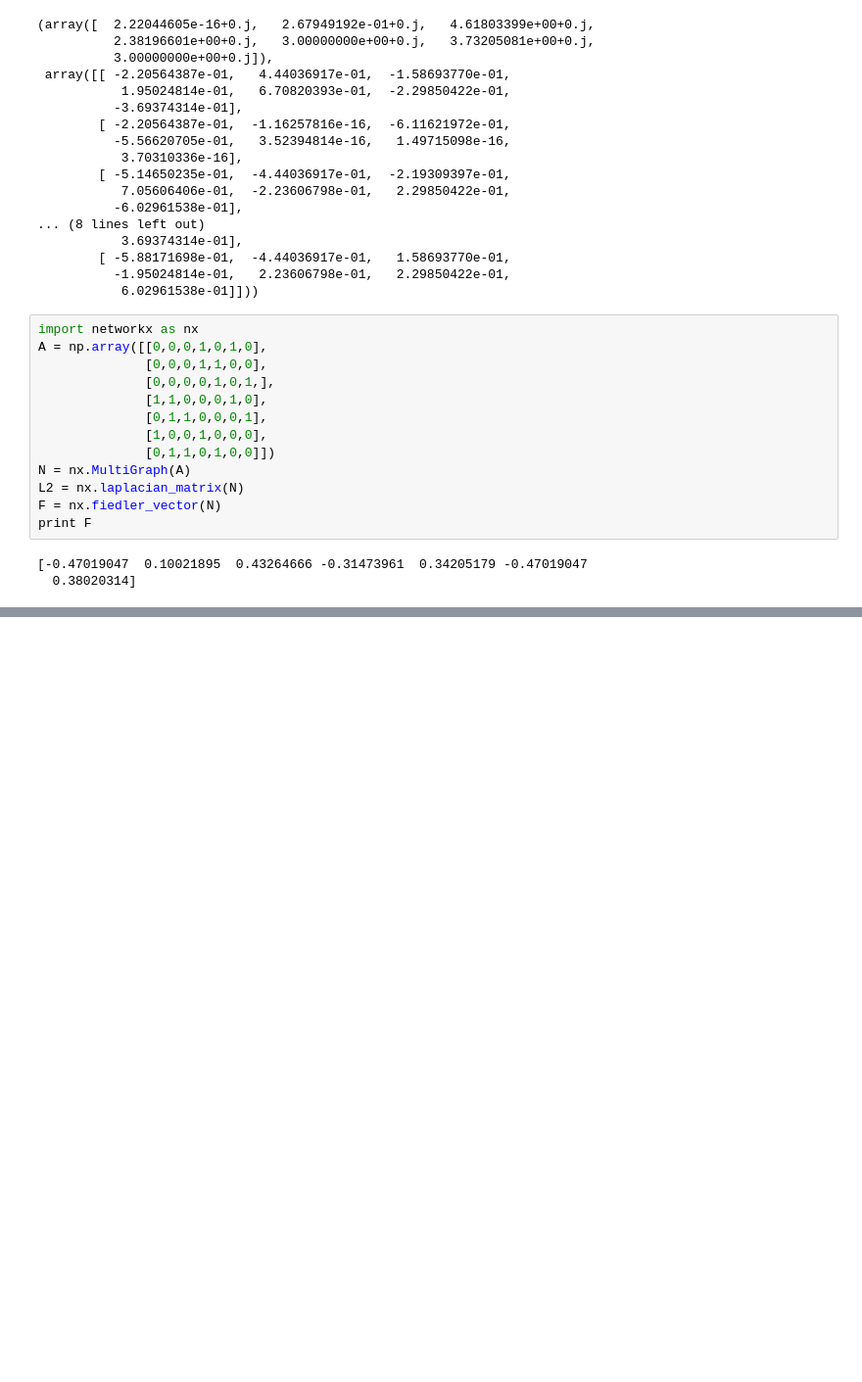
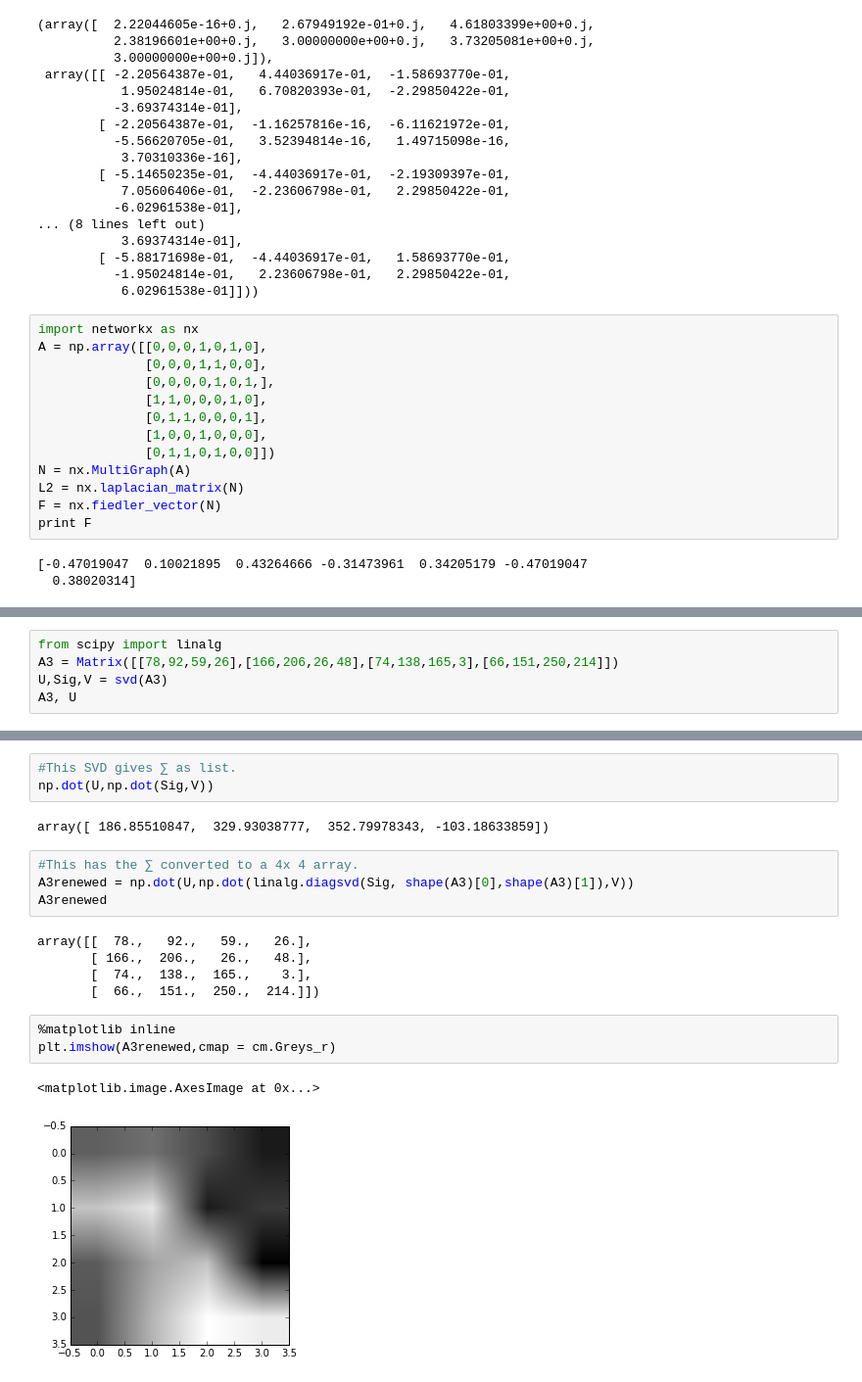
Before and after one commit to hillbs/Differential-Equations-and-Linear-Algebra, a Jupyter notebook: D003x.2 Linear Algebra.ipynb, the cells around one changed output, grey strips where cells are left out. Shown at 98% size. Cells and saved outputs as stored; diff of their text form; blank space fills up the shorter version.

```diff
--- a/D003x.2 Linear Algebra.ipynb
+++ b/D003x.2 Linear Algebra.ipynb
@@ -286,0 +293,5 @@ print F
+# %%
+from scipy import linalg
+A3 = Matrix([[78,92,59,26],[166,206,26,48],[74,138,165,3],[66,151,250,214]])
+U,Sig,V = svd(A3)
+A3, U
@@ -286,0 +308,20 @@ print F
+# %%
+#This SVD gives ∑ as list.
+np.dot(U,np.dot(Sig,V))
+# %% [output]
+array([ 186.85510847,  329.93038777,  352.79978343, -103.18633859])
+# %%
+#This has the ∑ converted to a 4x 4 array.
+A3renewed = np.dot(U,np.dot(linalg.diagsvd(Sig, shape(A3)[0],shape(A3)[1]),V))
+A3renewed
+# %% [output]
+array([[  78.,   92.,   59.,   26.],
+       [ 166.,  206.,   26.,   48.],
+       [  74.,  138.,  165.,    3.],
+       [  66.,  151.,  250.,  214.]])
+# %%
+%matplotlib inline
+plt.imshow(A3renewed,cmap = cm.Greys_r)
+# %% [output]
+<matplotlib.image.AxesImage at 0x...>
+[figure, added]
```
Also changed, not shown: parts of 23 cells of this notebook.
